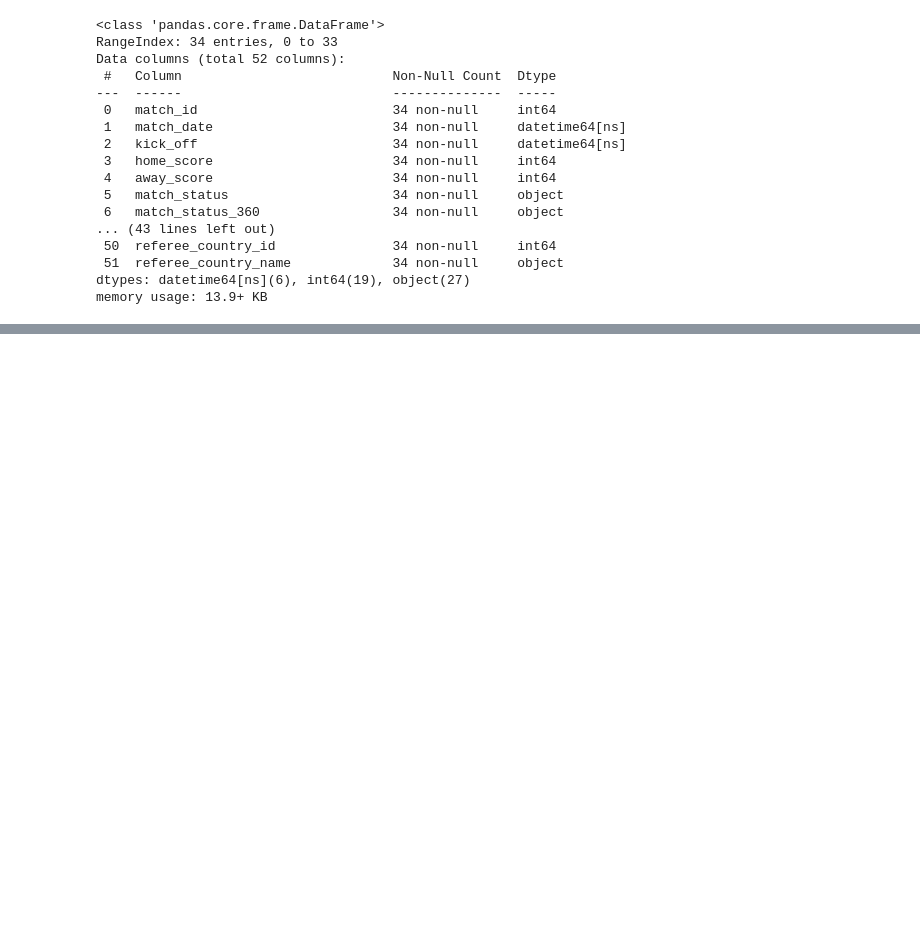
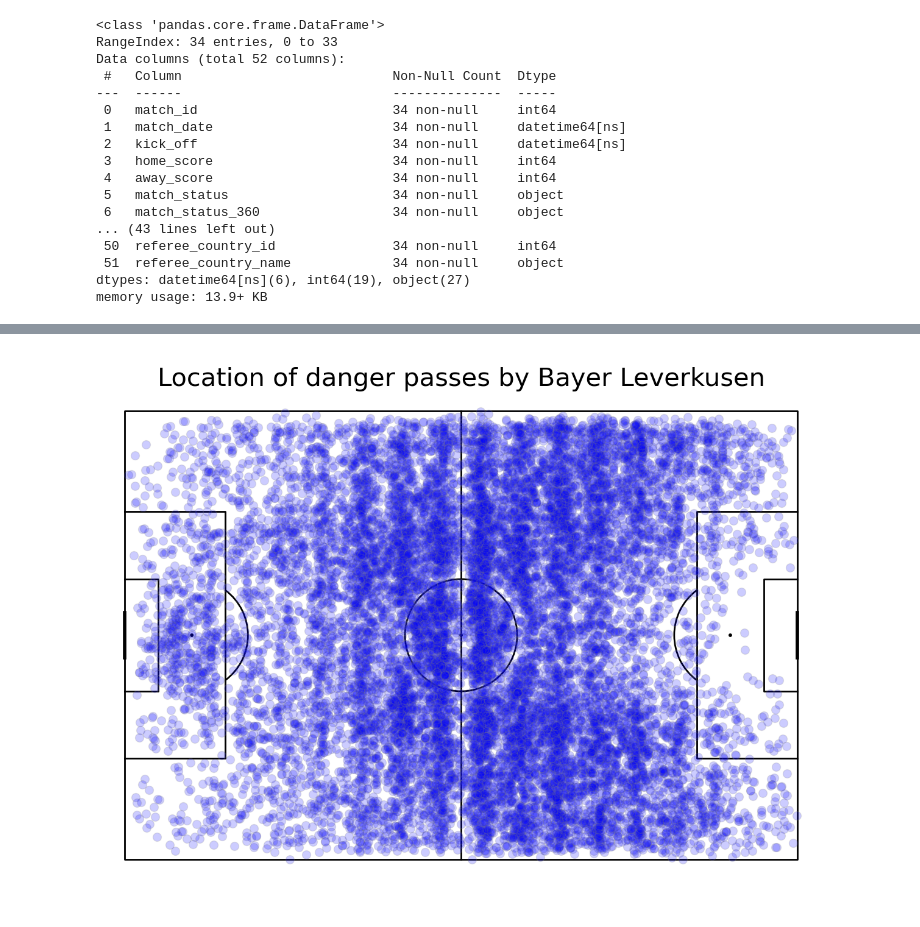
Before and after one commit to i-am-srk/football_analytics_101, a Jupyter notebook: event data/heatMaps.ipynb, the cells around one changed output, grey strips where cells are left out. Cells and saved outputs as stored; diff of their text form; code cells hidden in the pictures; blank space fills up the shorter version.

Commit message:
Heatmap for Bayer Leverkusen 23/24 season

```diff
--- a/event data/heatMaps.ipynb
+++ b/event data/heatMaps.ipynb
@@ -53,5 +79,5 @@ Bundesliga_2024 = df_comp.iloc[0]
 # %%
-comp_id = Bundesliga_2024.competition_id
-season_id = Bundesliga_2024.season_id
+comp_id = 9
+season_id = 281
 # %%
 df_match = parser.match(competition_id=comp_id, season_id=season_id)
@@ -95,4 +122,4 @@ Data columns (total 52 columns):
 dtypes: datetime64[ns](6), int64(19), object(27)
 memory usage: 13.9+ KB
 # %%
-df_match.sort_values("match_week")
+df_match = df_match.sort_values("match_week")
@@ -116,0 +130,4 @@ df_match.sort_values("match_week")
+# %%
+match_ids = df_match.match_id.to_list()
+no_games = len(match_ids)
+match_ids
@@ -116,0 +169,21 @@ df_match.sort_values("match_week")
+# %%
+team_name = "Bayer Leverkusen"
+danger_passes = pd.DataFrame()
+for idx in match_ids:
+    df = parser.event(idx)[0]
+    for period in [1, 2]:
+        mask_pass = (df.team_name == team_name) & (df.type_name == "Pass") & (df.period == period) & (df.outcome_name.isnull()) & (df.sub_type_name.isnull())
+        passes = df.loc[mask_pass, ["x", "y", "end_x", "end_y", "minute", "second", "player_name"]]
+        mask_shot = (df.team_name == team_name) & (df.type_name == "Shot") & (df.period == period)
+        shots = df.loc[mask_shot, ["minute", "second"]]
+        shot_times = shots["minute"]*60+shots["second"]
+        shot_window = 15
+        shot_start = shot_times - shot_window
+        shot_start = shot_start.apply(lambda x: x if x>0 else (period-1)*45)
+        pass_times = passes["minute"]*60+passes["second"]
+        pass_to_shot = pass_times.apply(lambda x: True in ((shot_start < x) & (x > shot_times)).unique())
+        danger_passes_period = passes.loc[pass_to_shot]
+        danger_passes = pd.concat([danger_passes, danger_passes_period], ignore_index=True)
+
+
+danger_passes.head()
@@ -116,0 +197,8 @@ df_match.sort_values("match_week")
+# %%
+pitch = Pitch(line_color='black')
+fig, ax = pitch.grid(grid_height=0.9, title_height=0.06, axis=False, endnote_height=0.04, title_space=0, endnote_space=0)
+pitch.scatter(danger_passes.x, danger_passes.y, s=100, color='blue', edgecolors='grey', linewidth=1, alpha=0.2, ax=ax["pitch"])
+fig.suptitle('Location of danger passes by ' + team_name, fontsize = 30)
+plt.show()
+# %% [output]
+[figure, added]
```
Also changed, not shown: parts of 16 cells of this notebook.
